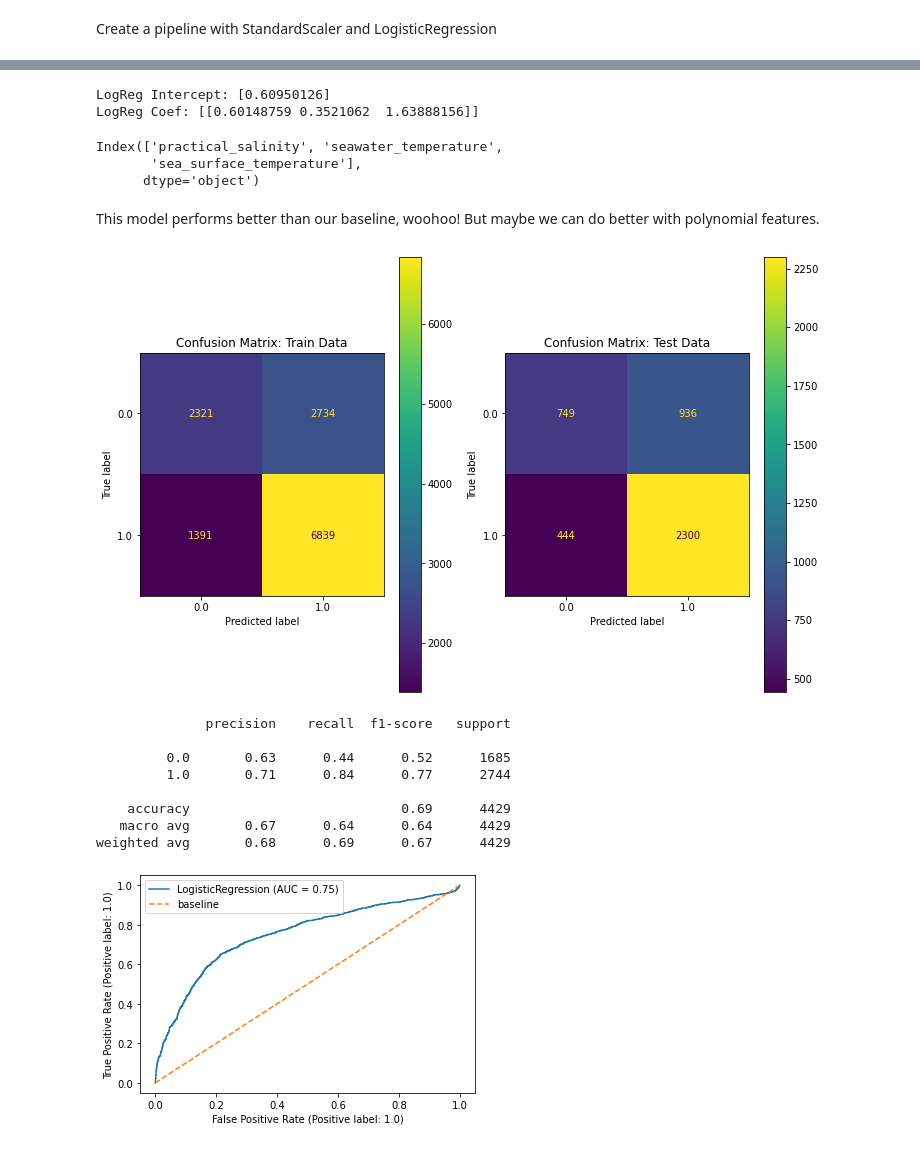
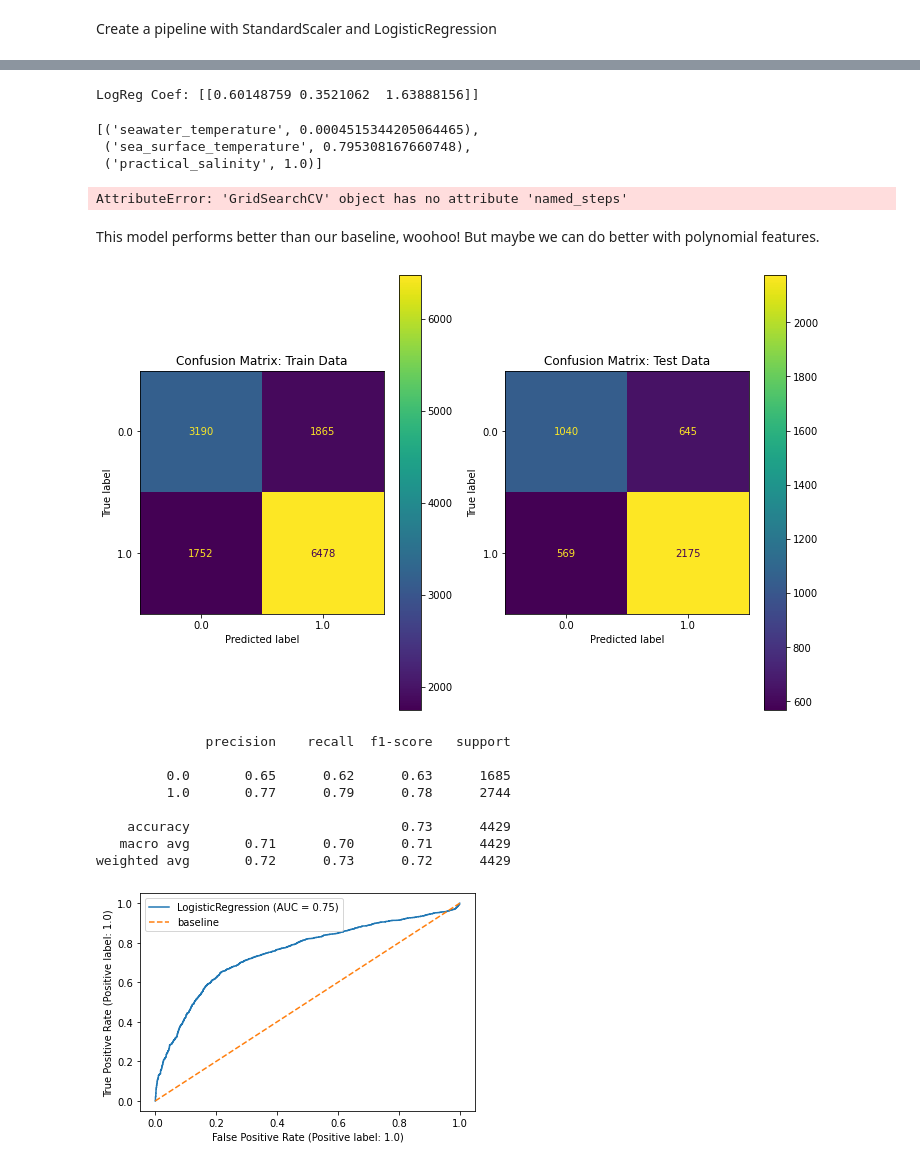
Before and after one commit to dgumustel/coastal-upwelling, a Jupyter notebook: notebooks/05_binary_modeling.ipynb, the cells around one changed output, grey strips where cells are left out. Saved outputs shown, nothing was run; the diff lists cells and outputs as text; code cells hidden in the pictures.

```diff
--- a/notebooks/05_binary_modeling.ipynb
+++ b/notebooks/05_binary_modeling.ipynb
@@ -93,4 +93,6 @@ df_resampled
 ### Checking feature correlation
 
 One of the big assumptions we make when building logistic regression models is that our independent features are independent of each other. We can print out a heatmap to check whether our features are correlated to each other or not.
+# %%
+df_resampled.drop(columns='upwelling_multi', inplace=True)
 # %%
@@ -134,5 +159,5 @@ This sections is on building a model with only seawater temperature from the 200
 # %%
-X = df_resampled.drop(columns = ['upwelling', 'time', 'upwelling_multi'])
+X = df_resampled.drop(columns = ['upwelling', 'time'])
 y = df_resampled['upwelling']
 
 y.value_counts(normalize=True)
@@ -154,2 +173,0 @@ pipe = Pipeline([
-# %%
-pipe.fit(X_train.values.reshape(-1, 1), y_train)
@@ -157,0 +174,14 @@ Pipeline(steps=[('sc', StandardScaler()), ('logreg', LogisticRegression())])
+# %%
+pipe1 = Pipeline([
+    ('sc', StandardScaler()),
+    ('logreg', LogisticRegression(max_iter=1000, solver='liblinear'))
+])
+
+pipe_params = {
+    'logreg__penalty':['l1', 'l2'],
+    'logreg__C': np.linspace(0.01, 10, 20)
+}
+
+pipe = GridSearchCV(pipe1, pipe_params, cv=5, verbose=2, return_train_score=True)
+
+pipe.fit(X_train, y_train)
@@ -170,38 +245,44 @@ print(cross_val_score(pipe, X_test.values.reshape(-1, 1), y_test).mean())
+# %%
+pipe.best_estimator_['logreg'].coef_
+
+print(f'LogReg Coef: {np.exp(logreg.coef_)}')
+sorted(list(zip(X.columns, coefs)), key=lambda x: x[1])
+# %% [output]
+LogReg Coef: [[0.60148759 0.3521062  1.63888156]]
+[('seawater_temperature', 0.0004515344205064465),
+ ('sea_surface_temperature', 0.795308167660748),
+ ('practical_salinity', 1.0)]
 # %%
 logreg = pipe.named_steps['logreg']
 print(f'LogReg Intercept: {logreg.intercept_}')
 print(f'LogReg Coef: {np.exp(logreg.coef_)}')
 X_train.columns
 # %% [output]
-LogReg Intercept: [0.60950126]
-LogReg Coef: [[0.60148759 0.3521062  1.63888156]]
+AttributeError: 'GridSearchCV' object has no attribute 'named_steps'
-Index(['practical_salinity', 'seawater_temperature',
-       'sea_surface_temperature'],
-      dtype='object')
 # %% [markdown]
 This model performs better than our baseline, woohoo! But maybe we can do better with polynomial features.
 # %%
 fig, (ax1, ax2) = plt.subplots(1, 2, figsize=(12, 8))
 
-plot_confusion_matrix(pipe, X_train.values.reshape(-1, 1), y_train, ax=ax1)
+plot_confusion_matrix(pipe, X_train, y_train, ax=ax1)
 ax1.set_title('Confusion Matrix: Train Data')
 
-plot_confusion_matrix(pipe, X_test.values.reshape(-1, 1), y_test, ax=ax2)
+plot_confusion_matrix(pipe, X_test, y_test, ax=ax2)
 ax2.set_title('Confusion Matrix: Test Data');
 # %% [output]
-[figure, old version]
+[figure, new version]
 # %%
-test_preds = pipe.predict(X_test.values.reshape(-1, 1))
+test_preds = pipe.predict(X_test)
 print(classification_report(y_test, test_preds))
 # %% [output]
               precision    recall  f1-score   support
 
-         0.0       0.63      0.44      0.52      1685
-         1.0       0.71      0.84      0.77      2744
+         0.0       0.65      0.62      0.63      1685
+         1.0       0.77      0.79      0.78      2744
 
-    accuracy                           0.69      4429
-   macro avg       0.67      0.64      0.64      4429
-weighted avg       0.68      0.69      0.67      4429
+    accuracy                           0.73      4429
+   macro avg       0.71      0.70      0.71      4429
+weighted avg       0.72      0.73      0.72      4429
 # %%
 # ROC curve
 plot_roc_curve(logreg, X_test.values.reshape(-1, 1), y_test)
```
Also changed, not shown: parts of 29 cells of this notebook.
